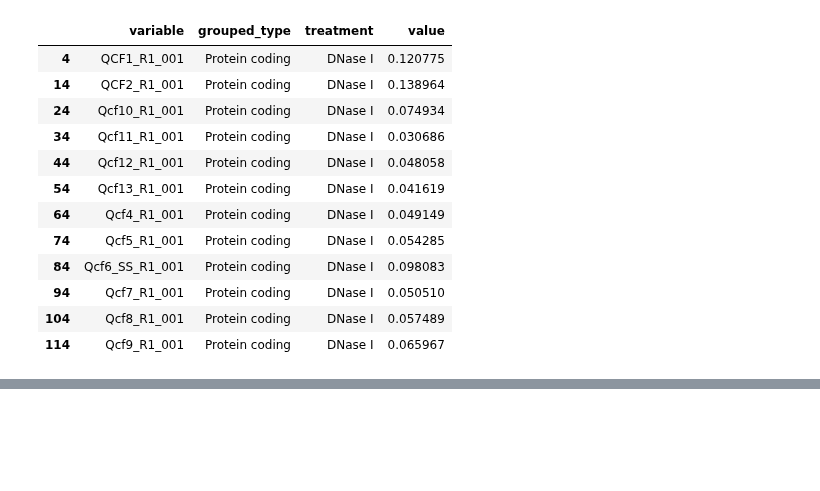
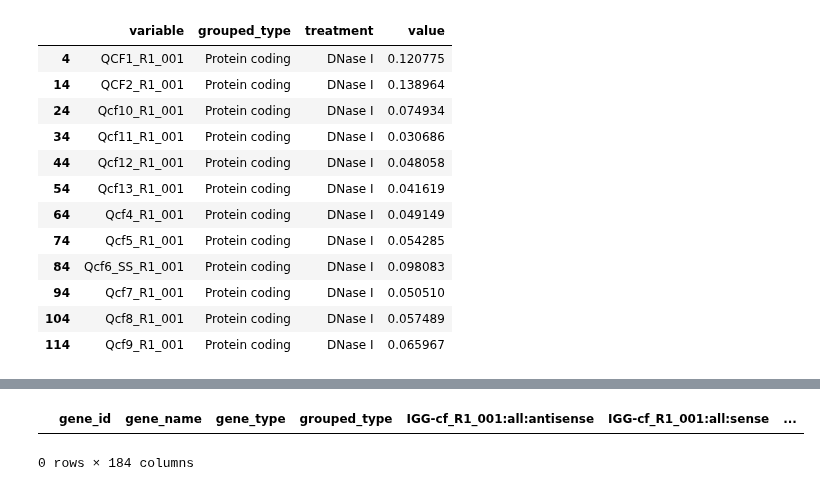
Before and after one commit to wckdouglas/cfNA, a Jupyter notebook: plots/plot_count.ipynb, the cells around one changed output, grey strips where cells are left out. Cells and saved outputs as stored; diff of their text form; code cells hidden in the pictures; blank space fills up the shorter version.

```diff
--- a/plots/plot_count.ipynb
+++ b/plots/plot_count.ipynb
@@ -279,0 +303,5 @@ Text(0, 0.5, 'Percentage of read pairs')
+# %%
+dedup_df.query('gene_type=="piRNA"')
+# %% [output]
+|  | gene_id | gene_name | gene_type | grouped_type | IGG-cf_R1_001:all:antisense | IGG-cf_R1_001:all:sense | ... |
+0 rows × 184 columns
```
Also changed, not shown: parts of 5 cells of this notebook, 10 other files.
